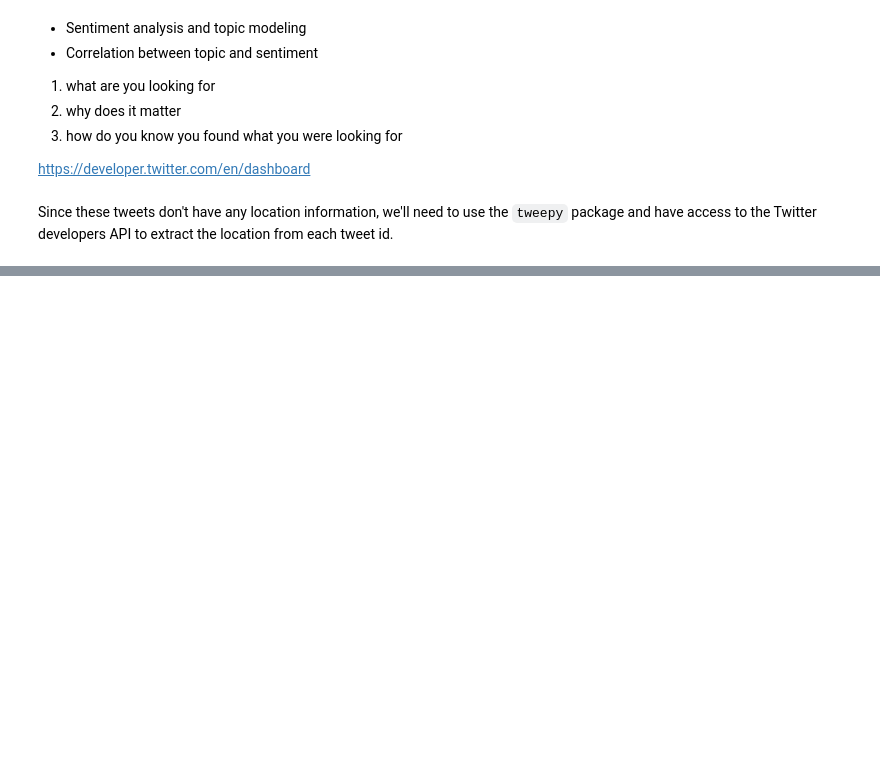
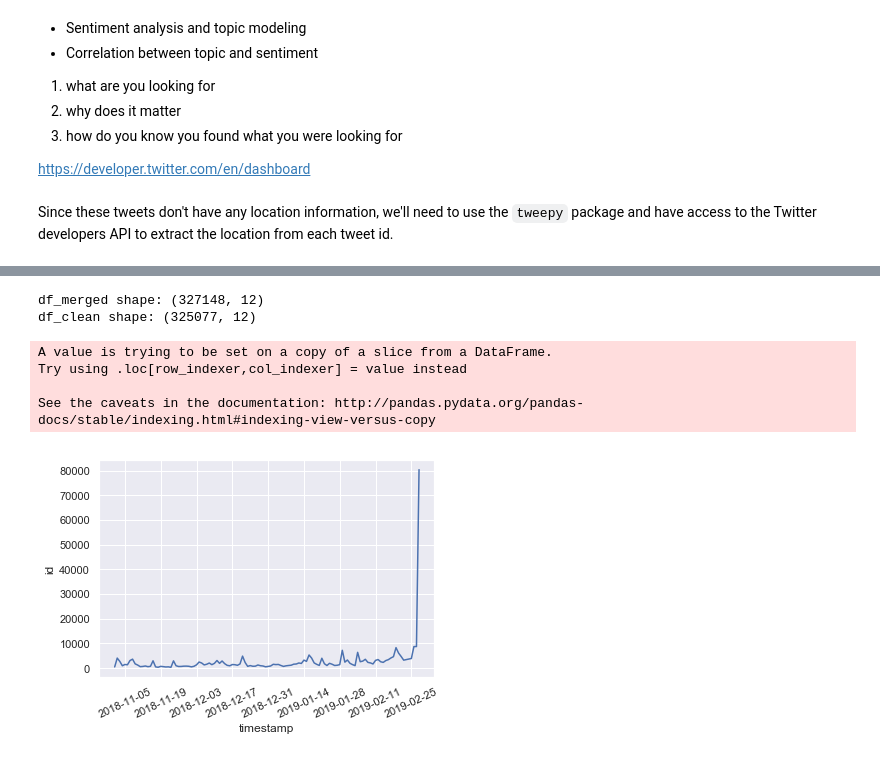
Before and after one commit to MartnAR/IST736, a Jupyter notebook: Project/Alonso_Project_Harper_Tweets.ipynb, the cells around one changed output, grey strips where cells are left out. Saved outputs shown, nothing was run; the diff lists cells and outputs as text; code cells hidden in the pictures; blank space fills up the shorter version.

```diff
--- a/Project/Alonso_Project_Harper_Tweets.ipynb
+++ b/Project/Alonso_Project_Harper_Tweets.ipynb
@@ -99,0 +81,5 @@ Running chunk 1 of 250
+# %%
+# Import tweet location file
+tweet_loc = pd.read_csv('harper_tweet_locations.txt', sep=',', encoding='latin-1')
+tweet_loc['tweet_id'] = tweet_loc['id'].astype(str)
+tweet_loc.head()
@@ -99,0 +93,6 @@ Running chunk 1 of 250
+# %%
+# Merge location file with tweets
+df['id'] = df['id'].astype(str)
+
+df_merged = df.merge(tweet_loc, left_on='id', right_on='tweet_id', how='left')
+df_merged.tail()
@@ -99,0 +106,22 @@ Running chunk 1 of 250
+# %%
+df_clean = df_merged.dropna()
+print('df_merged shape: {}'.format(df_merged.shape))
+print('df_clean shape: {}'.format(df_clean.shape))
+# %% [output]
+df_merged shape: (327148, 12)
+df_clean shape: (325077, 12)
+# %%
+tweet_count = df_clean[['timestamp', 'id']]
+tweet_count['timestamp'] = pd.to_datetime(tweet_count['timestamp']).dt.date
+tweet_count = tweet_count.groupby('timestamp')['id'].count().reset_index()
+#tweet_count.head()
+
+sns.lineplot(x='timestamp', y='id', data=tweet_count)
+_ = plt.xticks(rotation=25)
+plt.show()
+# %% [output]
+A value is trying to be set on a copy of a slice from a DataFrame.
+Try using .loc[row_indexer,col_indexer] = value instead
+
+See the caveats in the documentation: http://pandas.pydata.org/pandas-docs/stable/indexing.html#indexing-view-versus-copy
+[figure, added]
```
Also changed, not shown: parts of 5 cells of this notebook, 14 other files.
